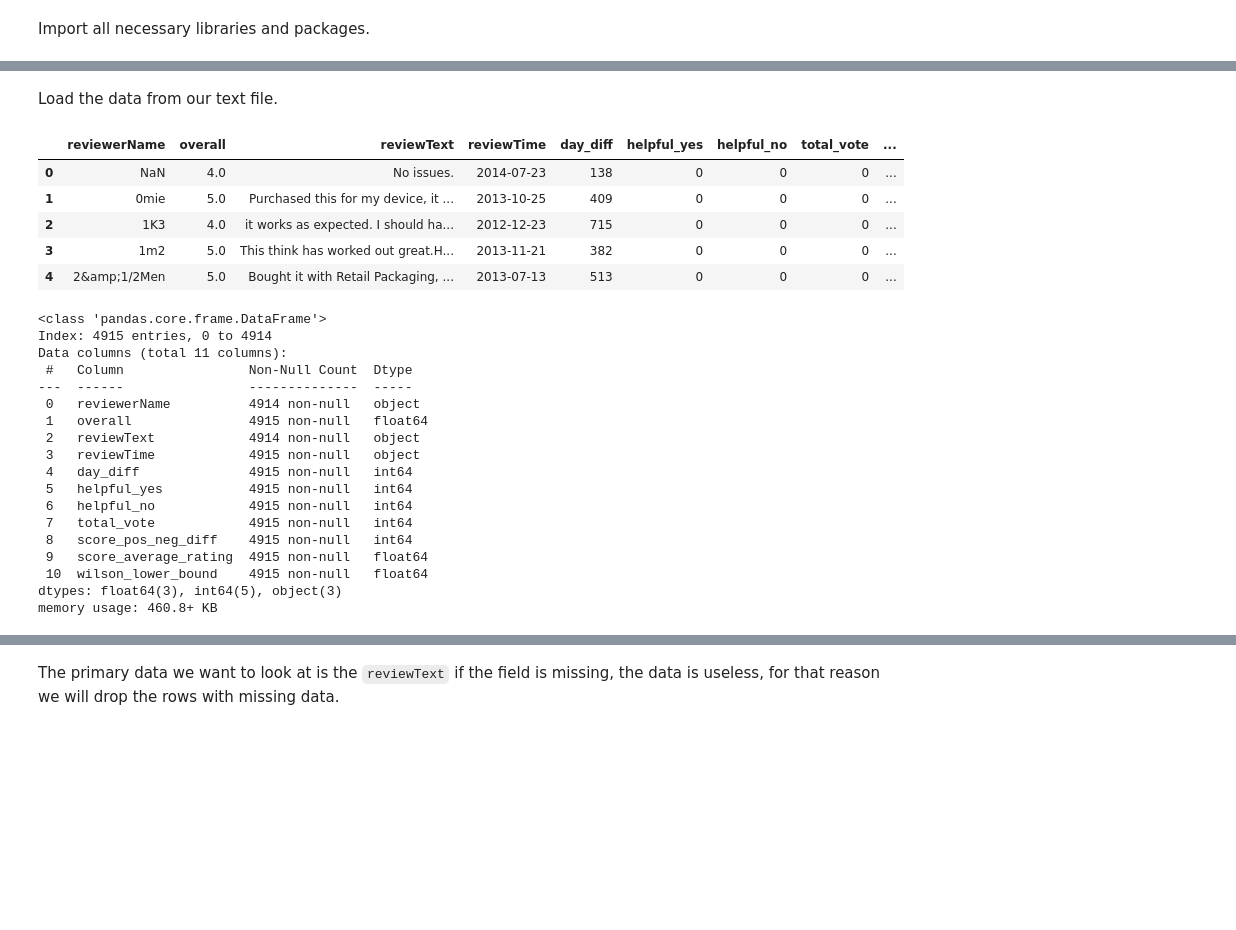
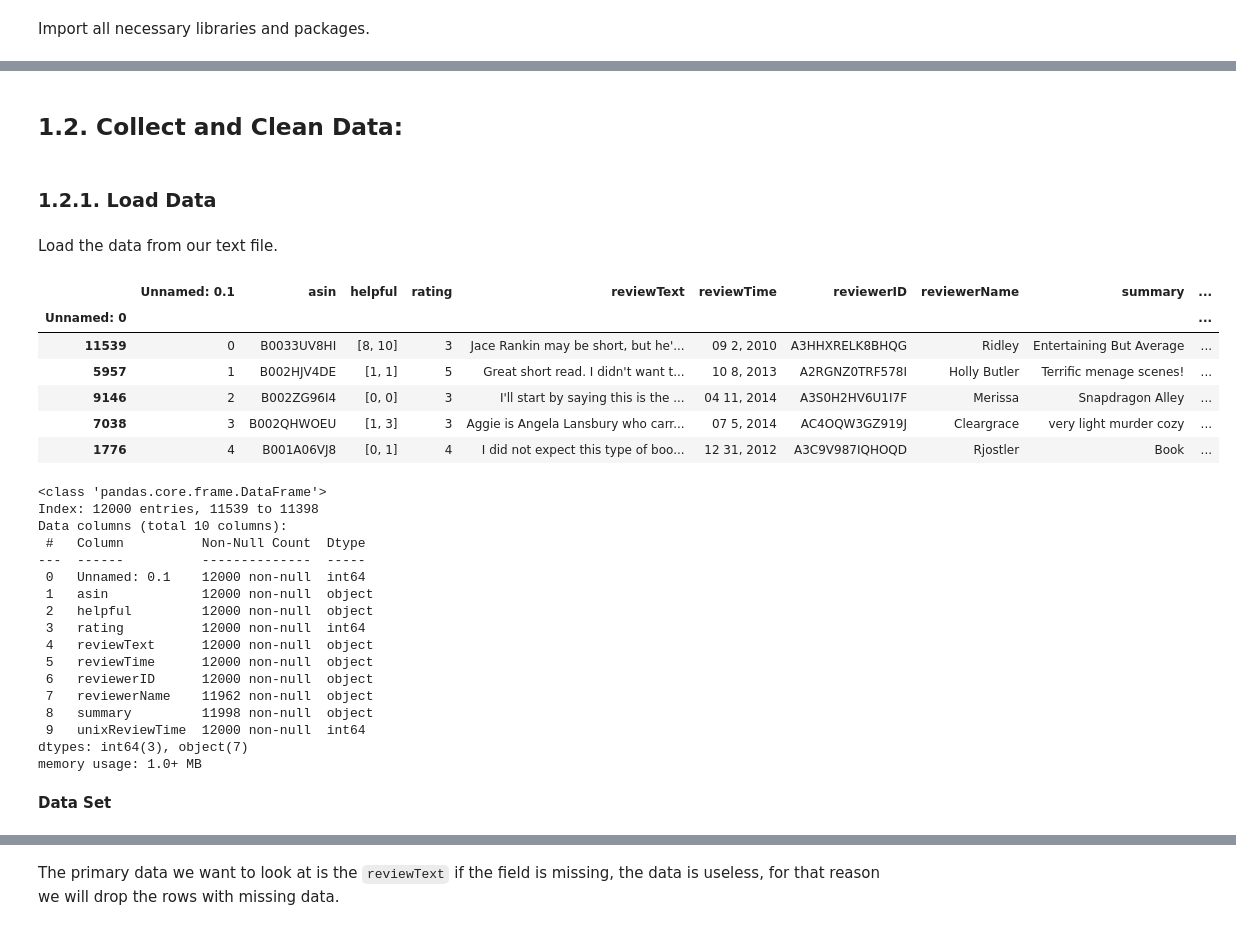
Before and after one commit to andreburg/MLG382-Project2, a Jupyter notebook: notebooks/modelling.ipynb, the cells around one changed output, grey strips where cells are left out. Drawn from its saved outputs; the diff is of its cells as text; code cells hidden in the pictures; blank space fills up the shorter version.

```diff
--- a/notebooks/modelling.ipynb
+++ b/notebooks/modelling.ipynb
@@ -48,12 +50,17 @@ warnings.simplefilter('ignore', category=Warning, lineno=0, append=False)
+# %% [markdown]
+## 1.2. Collect and Clean Data:
+# %% [markdown]
+### 1.2.1. Load Data
 # %% [markdown]
 Load the data from our text file.
 # %%
-data = pd.read_csv('../data/amazon_reviews.csv', index_col='Unnamed: 0')
+data = pd.read_csv('../data/all_kindle_review.csv', index_col='Unnamed: 0')
 data.head()
 # %% [output]
-|  | reviewerName | overall | reviewText | reviewTime | day_diff | helpful_yes | helpful_no | total_vote | ... |
-| 0 | NaN | 4.0 | No issues. | 2014-07-23 | 138 | 0 | 0 | 0 | ... |
-| 1 | 0mie | 5.0 | Purchased this for my device, it ... | 2013-10-25 | 409 | 0 | 0 | 0 | ... |
-| 2 | 1K3 | 4.0 | it works as expected. I should ha... | 2012-12-23 | 715 | 0 | 0 | 0 | ... |
-| 3 | 1m2 | 5.0 | This think has worked out great.H... | 2013-11-21 | 382 | 0 | 0 | 0 | ... |
-| 4 | 2&amp;1/2Men | 5.0 | Bought it with Retail Packaging, ... | 2013-07-13 | 513 | 0 | 0 | 0 | ... |
+|  | Unnamed: 0.1 | asin | helpful | rating | reviewText | reviewTime | reviewerID | reviewerName | summary | ... |
+| Unnamed: 0 |  |  |  |  |  |  |  |  |  | ... |
+| 11539 | 0 | B0033UV8HI | [8, 10] | 3 | Jace Rankin may be short, but he'... | 09 2, 2010 | A3HHXRELK8BHQG | Ridley | Entertaining But Average | ... |
+| 5957 | 1 | B002HJV4DE | [1, 1] | 5 | Great short read. I didn't want t... | 10 8, 2013 | A2RGNZ0TRF578I | Holly Butler | Terrific menage scenes! | ... |
+| 9146 | 2 | B002ZG96I4 | [0, 0] | 3 | I'll start by saying this is the ... | 04 11, 2014 | A3S0H2HV6U1I7F | Merissa | Snapdragon Alley | ... |
+| 7038 | 3 | B002QHWOEU | [1, 3] | 3 | Aggie is Angela Lansbury who carr... | 07 5, 2014 | AC4OQW3GZ919J | Cleargrace | very light murder cozy | ... |
+| 1776 | 4 | B001A06VJ8 | [0, 1] | 4 | I did not expect this type of boo... | 12 31, 2012 | A3C9V987IQHOQD | Rjostler | Book | ... |
@@ -61,20 +70,21 @@ data.head()
 data.info()
 # %% [output]
 <class 'pandas.core.frame.DataFrame'>
-Index: 4915 entries, 0 to 4914
-Data columns (total 11 columns):
- #   Column                Non-Null Count  Dtype
----  ------                --------------  -----
- 0   reviewerName          4914 non-null   object
- 1   overall               4915 non-null   float64
- 2   reviewText            4914 non-null   object
- 3   reviewTime            4915 non-null   object
- 4   day_diff              4915 non-null   int64
- 5   helpful_yes           4915 non-null   int64
- 6   helpful_no            4915 non-null   int64
- 7   total_vote            4915 non-null   int64
- 8   score_pos_neg_diff    4915 non-null   int64
- 9   score_average_rating  4915 non-null   float64
- 10  wilson_lower_bound    4915 non-null   float64
-dtypes: float64(3), int64(5), object(3)
-memory usage: 460.8+ KB
+Index: 12000 entries, 11539 to 11398
+Data columns (total 10 columns):
+ #   Column          Non-Null Count  Dtype
+---  ------          --------------  -----
+ 0   Unnamed: 0.1    12000 non-null  int64
+ 1   asin            12000 non-null  object
+ 2   helpful         12000 non-null  object
+ 3   rating          12000 non-null  int64
+ 4   reviewText      12000 non-null  object
+ 5   reviewTime      12000 non-null  object
+ 6   reviewerID      12000 non-null  object
+ 7   reviewerName    11962 non-null  object
+ 8   summary         11998 non-null  object
+ 9   unixReviewTime  12000 non-null  int64
+dtypes: int64(3), object(7)
+memory usage: 1.0+ MB
+# %% [markdown]
+__Data Set__
```
Also changed, not shown: parts of 75 cells of this notebook, 4 other files.
